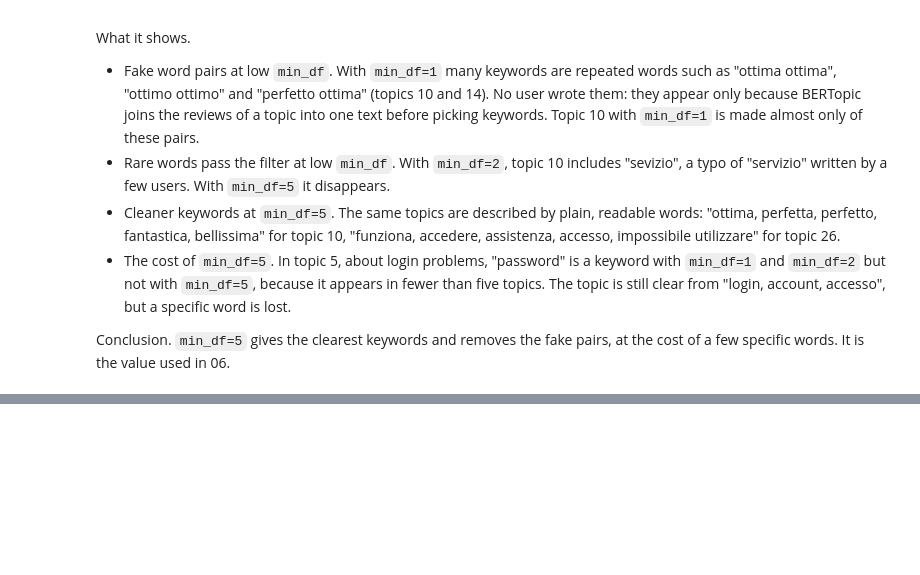
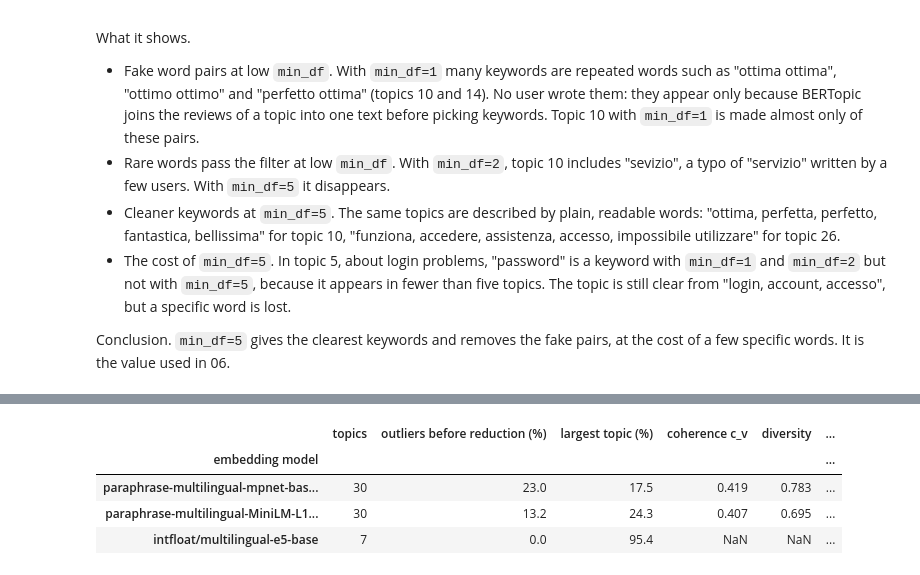
Before and after one commit to paolotroia-datavizlab/trenord-reviews-bertopic, a Jupyter notebook: notebooks/05_model_selection.ipynb, the cells around one changed output, grey strips where cells are left out. Cells and saved outputs as stored; diff of their text form; code cells hidden in the pictures; blank space fills up the shorter version.

```diff
--- a/notebooks/05_model_selection.ipynb
+++ b/notebooks/05_model_selection.ipynb
@@ -531,0 +823,28 @@ Conclusion. `min_df=5` gives the clearest keywords and removes the fake pairs, a
+# %%
+# --- METRICS, SIZE, TIME AND ARI FOR EACH EMBEDDING MODEL ---
+embedding_rows = []
+
+for name, run in embedding_runs.items():
+    metrics = compute_metrics(run["topic_model"], run["topics_before"], run["topics_after"])
+    ari = adjusted_rand_score(reference_topics, list(run["topics_after"]))
+    row = {"embedding model": name}
+    row.update(metrics)
+    # Keyword columns are left empty for a model trained with min_df=1 (see the cell above)
+    if not run["keywords_comparable"]:
+        row["coherence c_v"] = None
+        row["diversity"] = None
+        row["topic words not found"] = None
+        row["empty topic words"] = None
+    row["embedding size"] = run["embeddings"].shape[1]
+    row["encoding time (s)"] = round(run["seconds"])
+    row["ARI vs current model"] = round(ari, 3)
+    embedding_rows.append(row)
+
+embedding_results = pd.DataFrame(embedding_rows).set_index("embedding model")
+embedding_results
+# %% [output]
+|  | topics | outliers before reduction (%) | largest topic (%) | coherence c_v | diversity | ... |
+| embedding model |  |  |  |  |  | ... |
+| paraphrase-multilingual-mpnet-bas... | 30 | 23.0 | 17.5 | 0.419 | 0.783 | ... |
+| paraphrase-multilingual-MiniLM-L1... | 30 | 13.2 | 24.3 | 0.407 | 0.695 | ... |
+| intfloat/multilingual-e5-base | 7 | 0.0 | 95.4 | NaN | NaN | ... |
```
Also changed, not shown: parts of 28 cells of this notebook, 3 other files.
